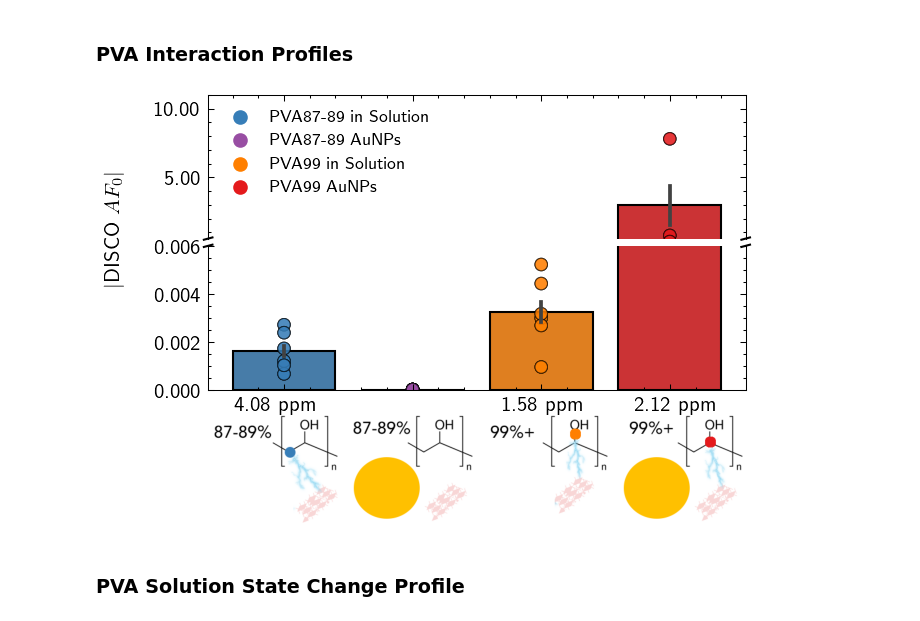
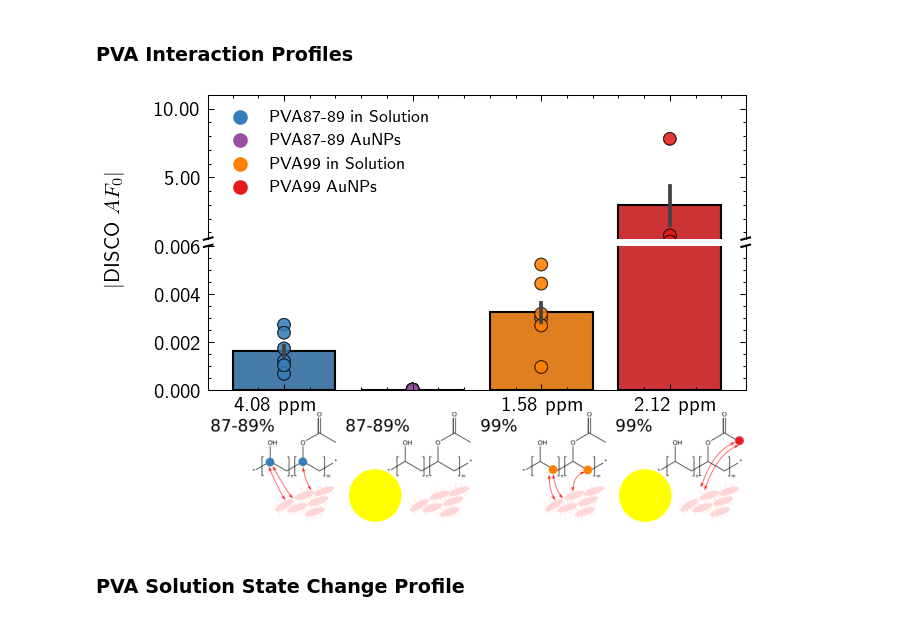
Before and after one commit to Frank-Gu-Lab/disco-np-paper, a Jupyter notebook: notebooks/polymer_profiles.ipynb, the cells around one changed output. Drawn from its saved outputs; the diff is of its cells as text; code cells hidden in the pictures.

Commit message:
updated pva structure and interaction figs

```diff
--- a/notebooks/polymer_profiles.ipynb
+++ b/notebooks/polymer_profiles.ipynb
@@ -133,39 +133,39 @@ axd['A'].plot((1 - d, 1 + d), (-d, +d), **kwargs)  # top-right diagonal
 kwargs.update(transform=axd['B'].transAxes)  # switch to the bottom axes
 axd['B'].plot((-d, +d), (1 - d, 1 + d), **kwargs)  # bottom-left diagonal
 axd['B'].plot((1 - d, 1 + d), (1 - d, 1 + d), **kwargs)  # bottom-right diagonal
 
 # add PVA Structure
-pva_structure = plt.imread("../data/external/pva_repeatunit.png", format="png")
-axd['C'].imshow(plt.imread("../data/external/pva_customfigs/pva_repeatunit_low_sol.png", format="png"))
+pva_structure = plt.imread("../data/external/pva_repeatunit-v2.png", format="png")
+axd['C'].imshow(plt.imread("../data/external/pva_customfigs/pva_repeatunit_low_sol-v2.png", format="png"))
 axd['C'].axis('off')
 # axd['C'].xaxis.set_visible(False)
 # axd['C'].yaxis.set_visible(False)
 # axd['C'].set_xlabel("Poly(vinyl alcohol)")
-axd['D'].imshow(plt.imread("../data/external/pva_customfigs/pva_repeatunit_low_np.png", format="png"))
+axd['D'].imshow(plt.imread("../data/external/pva_customfigs/pva_repeatunit_low_np-v2.png", format="png"))
 axd['D'].axis('off')
 # axd['D'].xaxis.set_visible(False)
 # axd['D'].yaxis.set_visible(False)
-axd['E'].imshow(plt.imread("../data/external/pva_customfigs/pva_repeatunit_high_sol.png", format="png"))
+axd['E'].imshow(plt.imread("../data/external/pva_customfigs/pva_repeatunit_high_sol-v2.png", format="png"))
 axd['E'].axis('off')
 # axd['E'].xaxis.set_visible(False)
 # axd['E'].yaxis.set_visible(False)
-axd['F'].imshow(plt.imread("../data/external/pva_customfigs/pva_repeatunit_high_np.png", format="png"))
+axd['F'].imshow(plt.imread("../data/external/pva_customfigs/pva_repeatunit_high_np-v2.png", format="png"))
 axd['F'].axis('off')
 # axd['F'].xaxis.set_visible(False)
 # axd['F'].yaxis.set_visible(False)
 
 fig.text(0.138, 0.305, "4.08 ppm", va='center', fontsize = 10)
 fig.text(0.585, 0.305, "1.58 ppm", va='center', fontsize = 10)
 fig.text(0.805, 0.305, "2.12 ppm", va='center', fontsize = 10)
 
 output_filename = f"{output_directory}/PVA_NP_interactions_overlaid.png"
 output_filename_svg = f"{output_directory}/PVA_NP_interactions_overlaid.svg"
 fig.patch.set_facecolor('white')
 plt.tight_layout(pad=0.1)
 fig.savefig(output_filename, dpi=500, transparent=False)
 fig.savefig(output_filename_svg, dpi=500, transparent=False)
 # %% [output]
-[figure, old version]
+[figure, new version]
 # %% [markdown]
 ### PVA Solution State Change Profile
 # %% [markdown]
```
Also changed, not shown: parts of 4 cells of this notebook, 21 other files.
